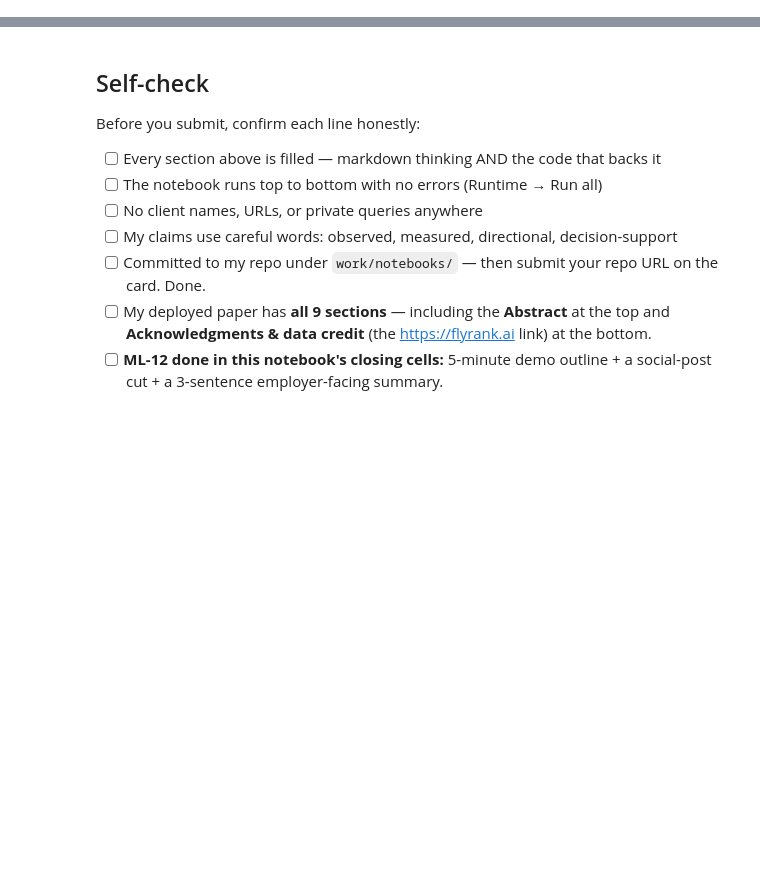
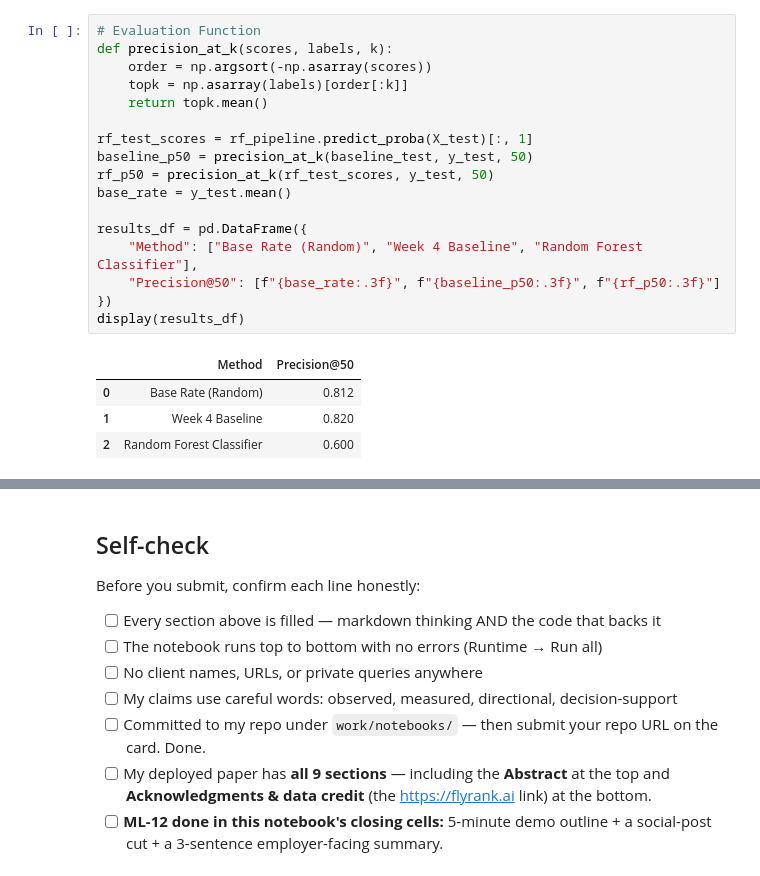
Before and after one commit to MuhammadQasimTahir/flyrank_Internship, a Jupyter notebook: work/notebooks/capstone.ipynb, the cells around one changed output, grey strips where cells are left out. Drawn from its saved outputs; the diff is of its cells as text; blank space fills up the shorter version.

```diff
--- a/work/notebooks/capstone.ipynb
+++ b/work/notebooks/capstone.ipynb
@@ -36,0 +136,22 @@ This skeleton is yours to fill. Work the sections **in order** — each one has
+# %%
+# Evaluation Function
+def precision_at_k(scores, labels, k):
+    order = np.argsort(-np.asarray(scores))
+    topk = np.asarray(labels)[order[:k]]
+    return topk.mean()
+
+rf_test_scores = rf_pipeline.predict_proba(X_test)[:, 1]
+baseline_p50 = precision_at_k(baseline_test, y_test, 50)
+rf_p50 = precision_at_k(rf_test_scores, y_test, 50)
+base_rate = y_test.mean()
+
+results_df = pd.DataFrame({
+    "Method": ["Base Rate (Random)", "Week 4 Baseline", "Random Forest Classifier"],
+    "Precision@50": [f"{base_rate:.3f}", f"{baseline_p50:.3f}", f"{rf_p50:.3f}"]
+})
+display(results_df)
+# %% [output]
+|  | Method | Precision@50 |
+| 0 | Base Rate (Random) | 0.812 |
+| 1 | Week 4 Baseline | 0.820 |
+| 2 | Random Forest Classifier | 0.600 |
```
Also changed, not shown: parts of 18 cells of this notebook.
